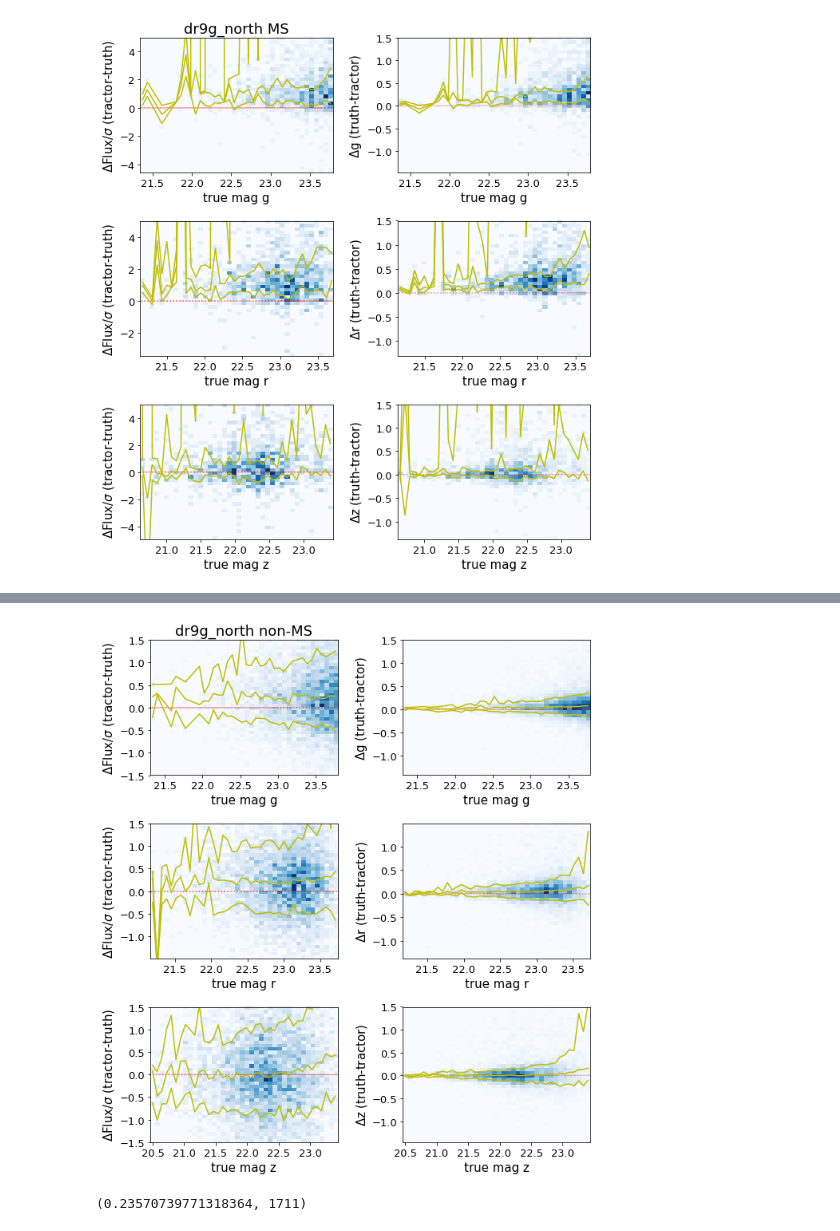
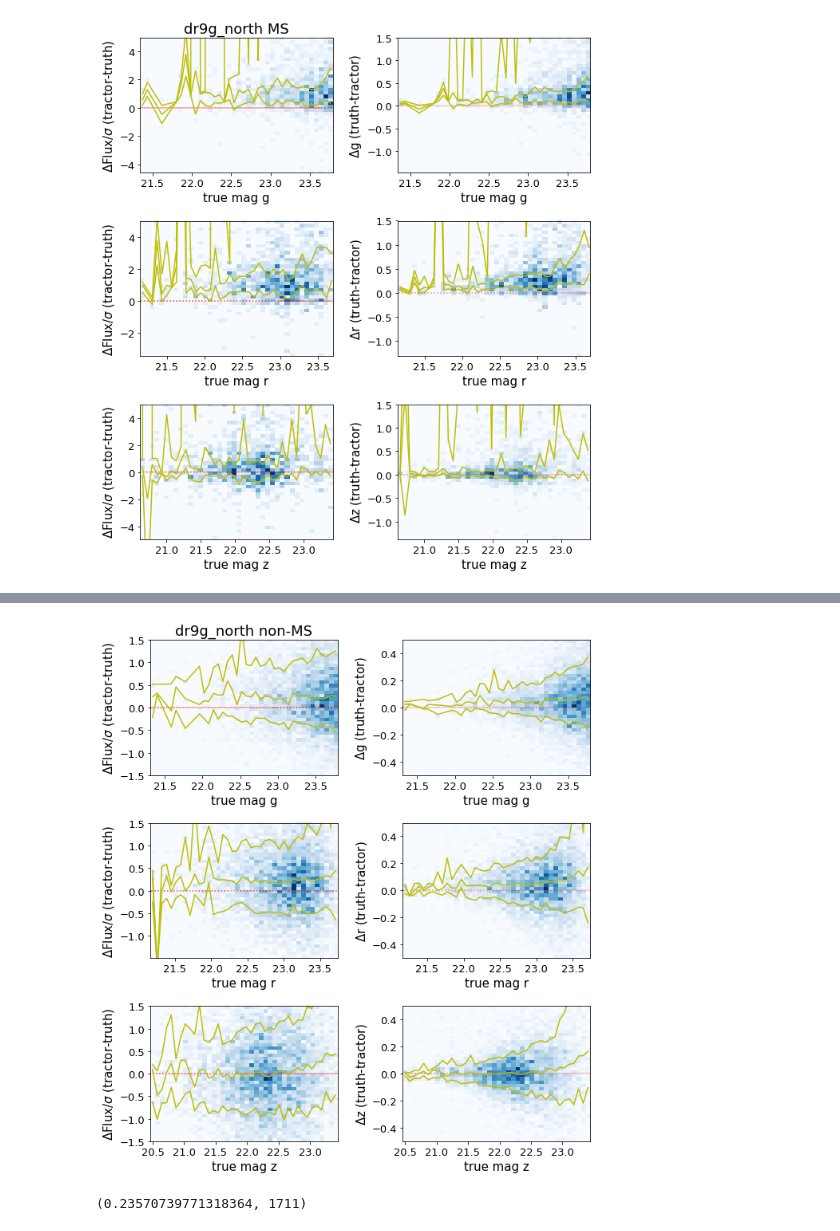
Before and after one commit to DriftingPig/MS_stars, a Jupyter notebook: MS_stars_north.ipynb, the cells around one changed output, grey strips where cells are left out. Cells and saved outputs as stored; diff of their text form; code cells hidden in the pictures.

```diff
--- a/MS_stars_north.ipynb
+++ b/MS_stars_north.ipynb
@@ -441,37 +441,37 @@ lower=np.percentile(z_truth,1);upper=np.percentile(z_truth,99)
 sel_z=(z_truth>lower)&(z_truth<upper)
 sel=sel_g&sel_r&sel_z
 
 g_truth=g_truth[sel]
 r_truth=r_truth[sel]
 z_truth=z_truth[sel]
 g_measure=g_measure[sel]
 r_measure=r_measure[sel]
 z_measure=z_measure[sel]
 
 input_table=dr9g_south[sel]
 
 plt.figure(figsize=(9,10))
 
 plt.subplot(3,2,1)
 plt.title('dr9g_north non-MS')
 one_subplot_flux_nonMS('g',g_truth,input_table,1.5)
 plt.subplot(3,2,3)
 one_subplot_flux_nonMS('r',r_truth,input_table,1.5)
 plt.subplot(3,2,5)
 one_subplot_flux_nonMS('z',z_truth,input_table,1.5)
 plt.tight_layout()
 
 
 plt.subplot(3,2,2)
-one_subplot_mag_nonMS(input_table,'g',g_truth,g_measure,1.5)
+one_subplot_mag_nonMS(input_table,'g',g_truth,g_measure,0.5)
 plt.subplot(3,2,4)
-one_subplot_mag_nonMS(input_table,'r',r_truth,r_measure,1.5)
+one_subplot_mag_nonMS(input_table,'r',r_truth,r_measure,0.5)
 plt.subplot(3,2,6)
-one_subplot_mag_nonMS(input_table,'z',z_truth,z_measure,1.5)
+one_subplot_mag_nonMS(input_table,'z',z_truth,z_measure,0.5)
 
 plt.tight_layout()
 # %% [output]
-[figure, old version]
+[figure, new version]
 # %%
 input_table=dr9g_south
 isMedium=input_table['maskbits']>>11&1
```
Also changed, not shown: parts of 1 cell of this notebook.
